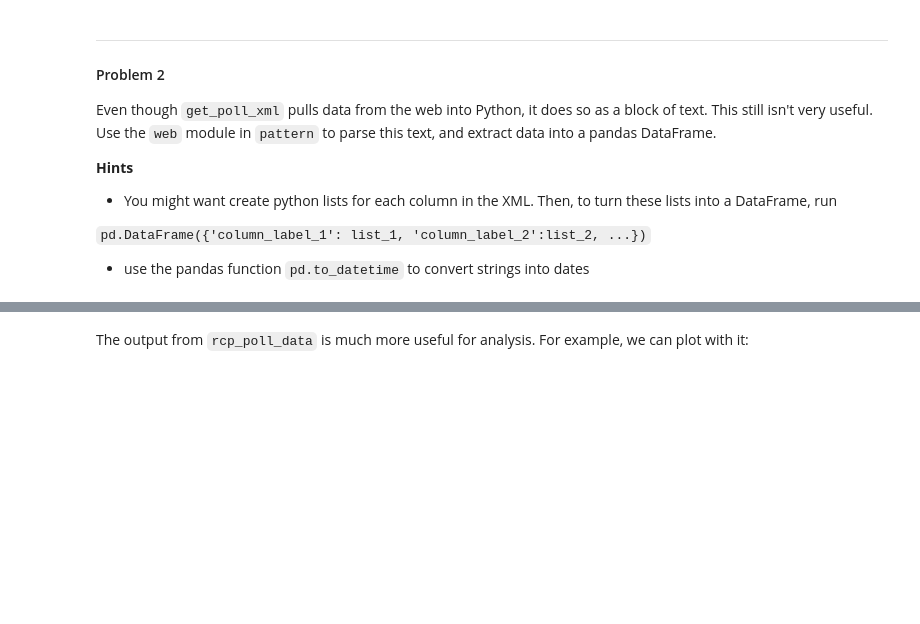
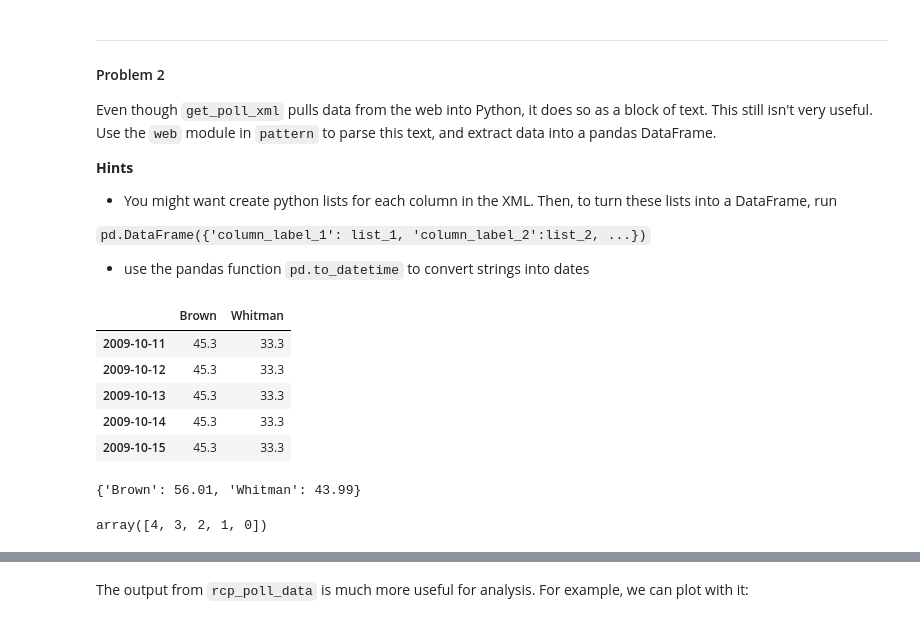
Before and after one commit to joaoDragado/dSc_roadmap, a Jupyter notebook: projects/Governor_races_Polling.ipynb, the cells around one changed output, grey strips where cells are left out. Drawn from its saved outputs; the diff is of its cells as text; code cells hidden in the pictures; blank space fills up the shorter version.

```diff
--- a/projects/Governor_races_Polling.ipynb
+++ b/projects/Governor_races_Polling.ipynb
@@ -196 +196,22 @@ def rcp_poll_data(xml_txt):
     return pd.DataFrame(dct, index=dtm)
+# %%
+df = rcp_poll_data(get_poll_xml(1113))
+df = df.resample('D').mean().dropna()
+df.head()
+# %% [output]
+|  | Brown | Whitman |
+| 2009-10-11 | 45.3 | 33.3 |
+| 2009-10-12 | 45.3 | 33.3 |
+| 2009-10-13 | 45.3 | 33.3 |
+| 2009-10-14 | 45.3 | 33.3 |
+| 2009-10-15 | 45.3 | 33.3 |
+# %%
+result = race_result('https://www.realclearpolitics.com/epolls/2010/governor/ca/california_governor_whitman_vs_brown-1113.html')
+result
+# %% [output]
+{'Brown': 56.01, 'Whitman': 43.99}
+# %%
+forecast_length = ((df.index.max() - df.index).values / np.timedelta64(1, 'D')).astype(int)
+forecast_length[-5:]
+# %% [output]
+array([4, 3, 2, 1, 0])
```
Also changed, not shown: parts of 18 cells of this notebook.
